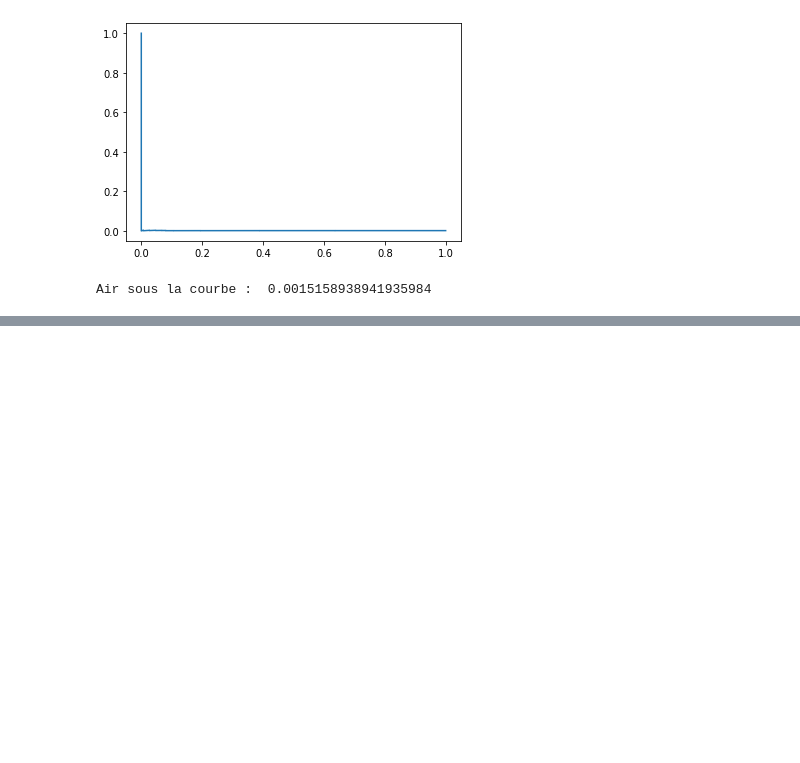
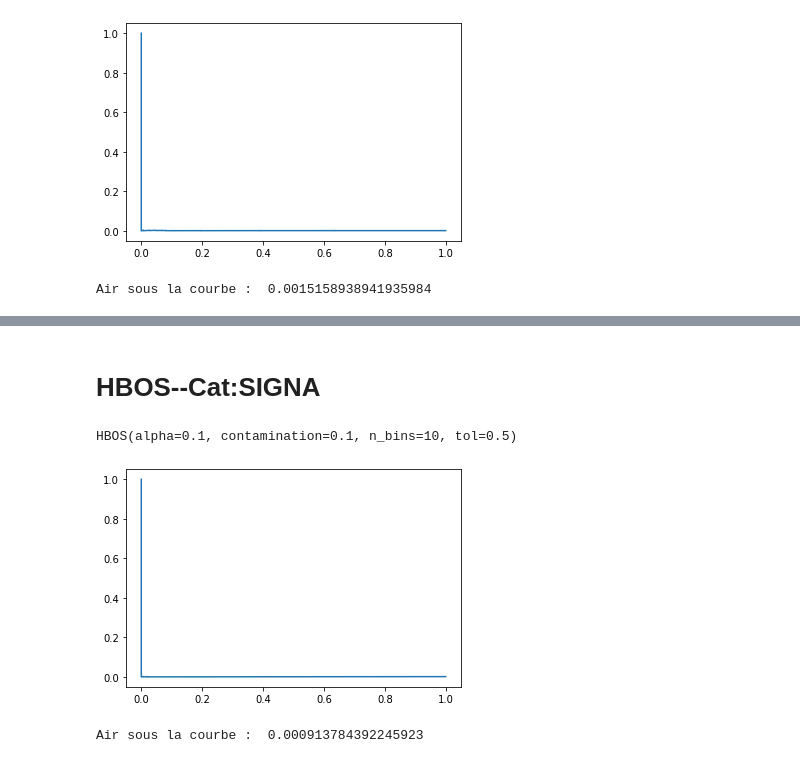
Before and after one commit to TheoVedis/ProjectInterPromo, a Jupyter notebook: dev/analyse_preliminaire/code/huishan/CategorieTest.ipynb, the cells around one changed output, grey strips where cells are left out. Cells and saved outputs as stored; diff of their text form; code cells hidden in the pictures; blank space fills up the shorter version.

```diff
--- a/dev/analyse_preliminaire/code/huishan/CategorieTest.ipynb
+++ b/dev/analyse_preliminaire/code/huishan/CategorieTest.ipynb
@@ -439,0 +610,8 @@ Air sous la courbe :  0.0015158938941935984
+# %% [markdown]
+# HBOS--Cat:SIGNA
+# %%
+    clf_name = 'HBOS'
+    clf = HBOS()
+    clf.fit(df_signa)
+# %% [output]
+HBOS(alpha=0.1, contamination=0.1, n_bins=10, tol=0.5)
@@ -439,0 +621,6 @@ Air sous la courbe :  0.0015158938941935984
+# %%
+value, f1_score, precision, recall = evaluation(y_scores, data["TOP_FRAUDE"], display=True)
+print("Air sous la courbe : ", value)
+# %% [output]
+[figure, added]
+Air sous la courbe :  0.000913784392245923
```
Also changed, not shown: parts of 89 cells of this notebook.
